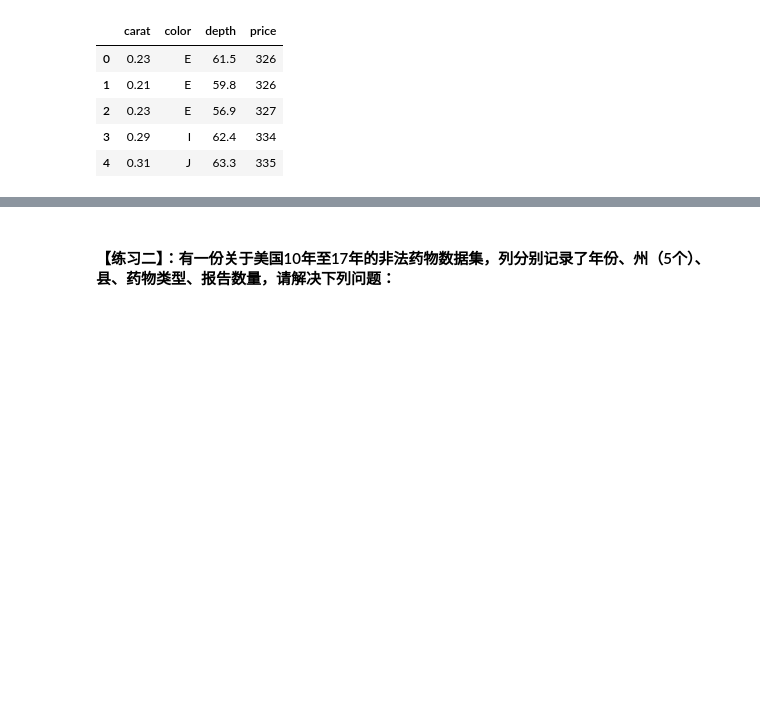
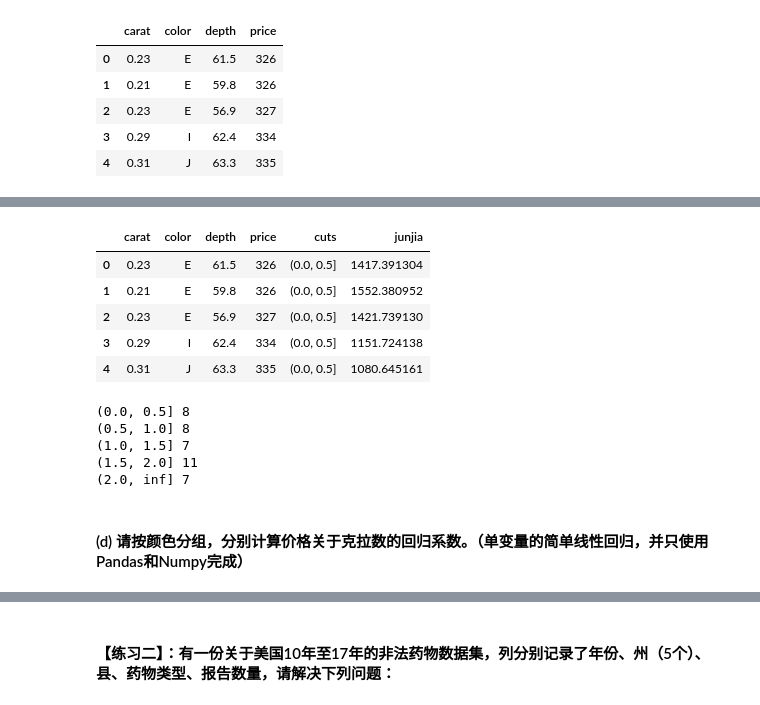
Before and after one commit to hongtao45/joyful-pandas, a Jupyter notebook: 第3章 分组.ipynb, the cells around one changed output, grey strips where cells are left out. Cells and saved outputs as stored; diff of their text form; code cells hidden in the pictures; blank space fills up the shorter version.

```diff
--- a/第3章 分组.ipynb
+++ b/第3章 分组.ipynb
@@ -664,0 +825,36 @@ pd.read_csv('data/Diamonds.csv').head()
+# %%
+df['cuts'] = pd.cut(df['carat'], bins=[0, 0.5, 1, 1.5, 2, np.inf])
+df.head()
+# %% [output]
+|  | carat | color | depth | price | cuts | junjia |
+| 0 | 0.23 | E | 61.5 | 326 | (0.0, 0.5] | 1417.391304 |
+| 1 | 0.21 | E | 59.8 | 326 | (0.0, 0.5] | 1552.380952 |
+| 2 | 0.23 | E | 56.9 | 327 | (0.0, 0.5] | 1421.739130 |
+| 3 | 0.29 | I | 62.4 | 334 | (0.0, 0.5] | 1151.724138 |
+| 4 | 0.31 | J | 63.3 | 335 | (0.0, 0.5] | 1080.645161 |
+# %%
+def f(nums):
+    if not nums:
+        return 0
+    res = 1
+    cur_len =1
+    for i in range(1, len(nums)):
+        if nums[i-1] <nums[i]:
+            cur_len += 1
+            res = max(res, cur_len)
+        else:
+            cur_len = 1
+    return res
+
+for name, group in df.groupby(by='cuts'):
+    group = group.sort_values(by='depth')
+    p = group['price']
+    print(name, f(p.tolist()))
+# %% [output]
+(0.0, 0.5] 8
+(0.5, 1.0] 8
+(1.0, 1.5] 7
+(1.5, 2.0] 11
+(2.0, inf] 7
+# %% [markdown]
+#### (d) 请按颜色分组，分别计算价格关于克拉数的回归系数。（单变量的简单线性回归，并只使用Pandas和Numpy完成）
```
Also changed, not shown: parts of 25 cells of this notebook.
